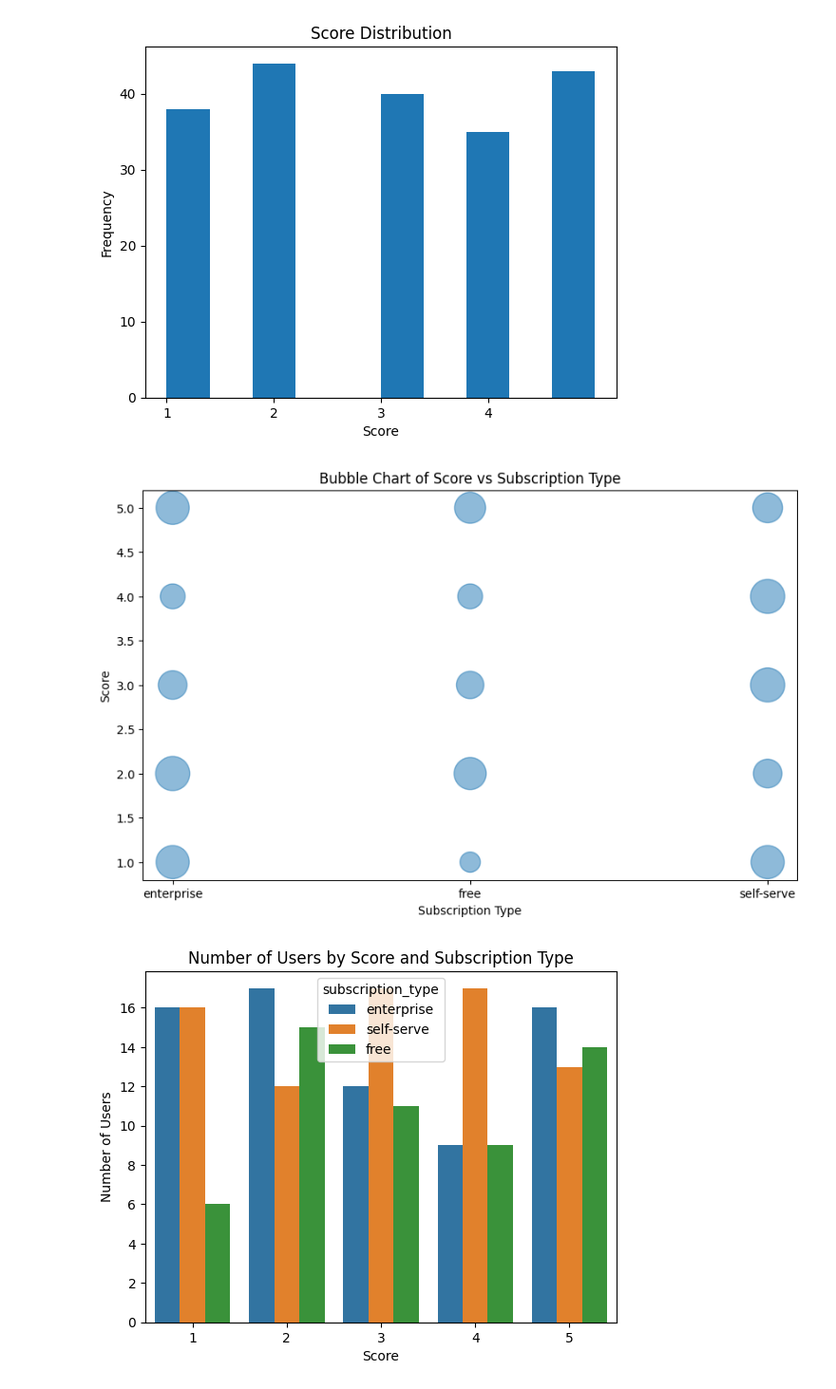
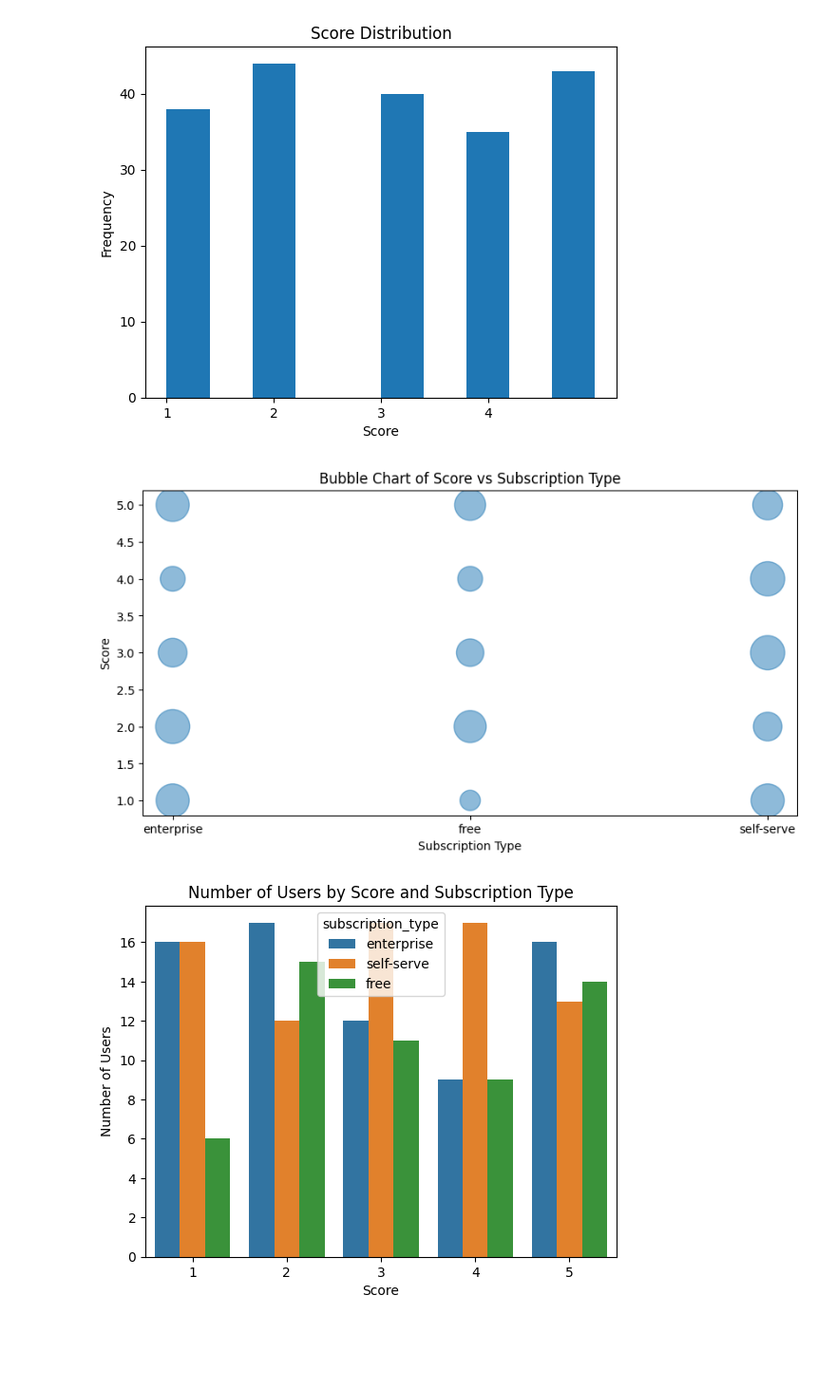
Before and after one commit to vlntn-t/nps_data_analysis, a Jupyter notebook: nps_analysis.ipynb, the cells around one changed output. Shown: that part at 95% size. Saved outputs shown, nothing was run; the diff lists cells and outputs as text; code cells hidden in the pictures; blank space fills up the shorter version.

```diff
--- a/nps_analysis.ipynb
+++ b/nps_analysis.ipynb
@@ -21,20 +21,20 @@ plt.show()
 # %%
 # Create bubble chart with score on the y axis subscruption_type on the x axis and number of users as the size of the bubble using the dataframe
 grouped_df = df.groupby(['subscription_type', 'score']).size().reset_index(name='number_of_users')
 grouped_df.head()
 
 # Set the figure size
-plt.figure(figsize=(10, 6))
+plt.figure(figsize=(10, 5))
 
 # Plot the bubble chart
 plt.scatter(grouped_df['subscription_type'], grouped_df['score'], s=grouped_df['number_of_users']*50, alpha=0.5)
 
 plt.xlabel('Subscription Type')
 plt.ylabel('Score')
 plt.title('Bubble Chart of Score vs Subscription Type')
 plt.grid(False)
 # %% [output]
-[figure, old version]
+[figure, new version]
 # %%
 # Create a grouped bar chart with the score on the x axis and the number of users on the y axis grouped by the subscription type
 sns.countplot(data = df, x = 'score', hue = 'subscription_type')
```
Also changed, not shown: parts of 6 cells of this notebook.
